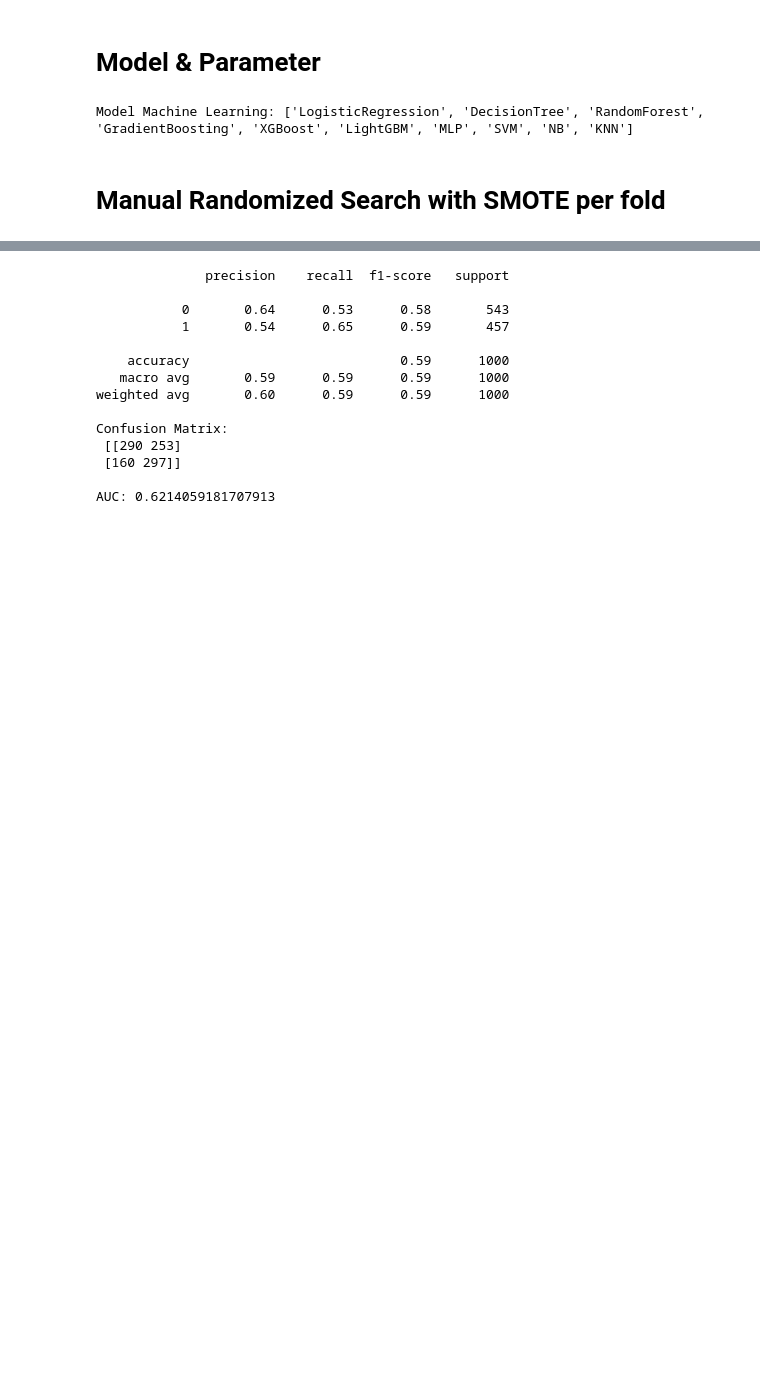
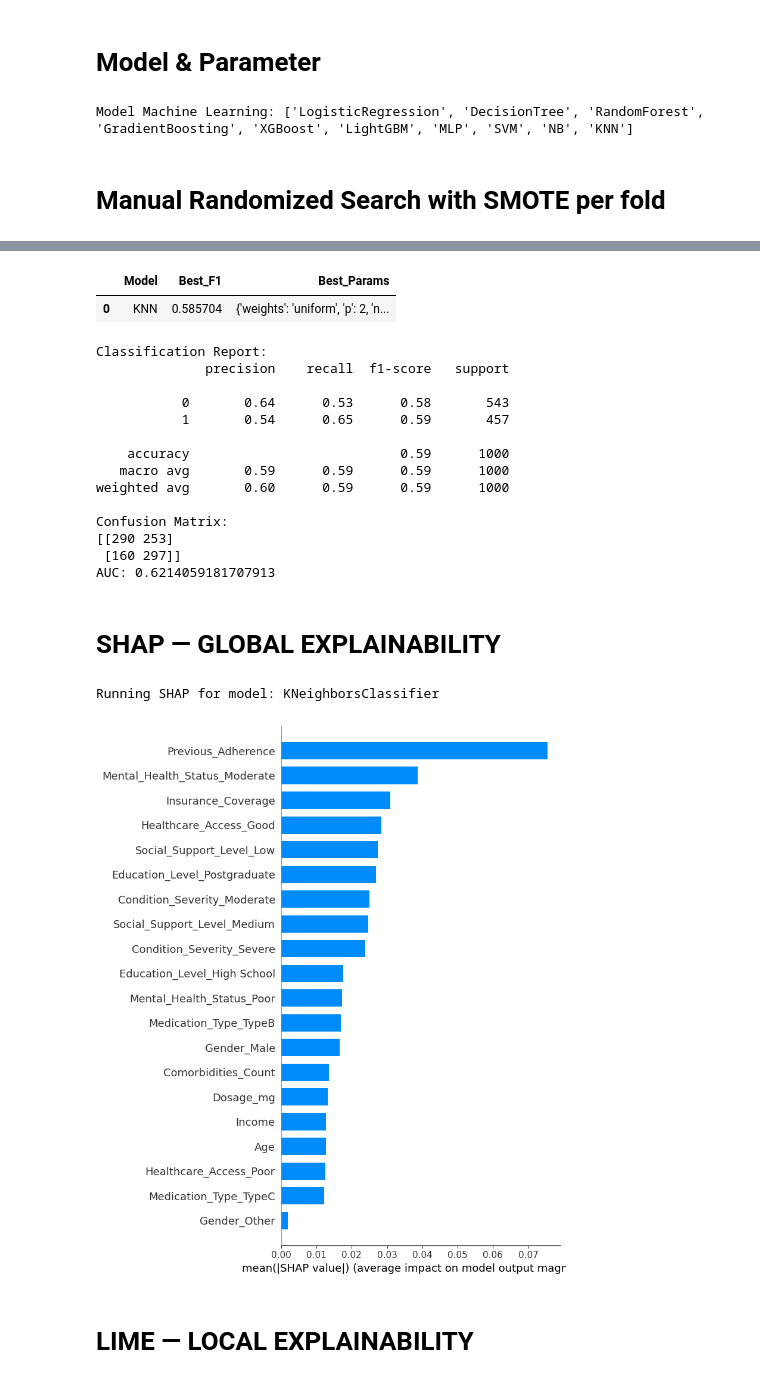
Before and after one commit to Riskyduha/Improving-Machine-Learning-Model-Performance-for-Patient-Non-Adherence-Prediction, a Jupyter notebook: main.ipynb, the cells around one changed output, grey strips where cells are left out. Cells and saved outputs as stored; diff of their text form; code cells hidden in the pictures; blank space fills up the shorter version.

Commit message:
interpretasi Shap & Lime

```diff
--- a/main.ipynb
+++ b/main.ipynb
@@ -257,21 +287,31 @@ KNeighborsClassifier(n_neighbors=9)
+# %%
+results_df = pd.DataFrame(results_summary)
+results_df = results_df.sort_values(by='Best_F1', ascending=False).reset_index(drop=True)
+results_df
+# %% [output]
+|  | Model | Best_F1 | Best_Params |
+| 0 | KNN | 0.585704 | {'weights': 'uniform', 'p': 2, 'n... |
 # %%
 y_pred = final_model.predict(X_test_scaled)
 
-# cek AUC, gunakan predict_proba atau decision_function
-try:
+# Hitung AUC secara aman (untuk berbagai jenis model)
+auc = None
+if hasattr(final_model, "predict_proba"):
     y_proba = final_model.predict_proba(X_test_scaled)[:, 1]
     auc = roc_auc_score(y_test, y_proba)
-except:
-    try:
-        y_proba = final_model.decision_function(X_test_scaled)
-        auc = roc_auc_score(y_test, y_proba)
-    except:
-        auc = None
+elif hasattr(final_model, "decision_function"):
+    y_proba = final_model.decision_function(X_test_scaled)
+    auc = roc_auc_score(y_test, y_proba)
 
+print("Classification Report:")
 print(classification_report(y_test, y_pred))
-print("Confusion Matrix:\n", confusion_matrix(y_test, y_pred))
-print("\nAUC:", auc)
+
+print("Confusion Matrix:")
+print(confusion_matrix(y_test, y_pred))
+
+print("AUC:", auc)
 # %% [output]
+Classification Report:
               precision    recall  f1-score   support
 
            0       0.64      0.53      0.58       543
@@ -282,7 +322,21 @@ print("\nAUC:", auc)
 weighted avg       0.60      0.59      0.59      1000
 
 Confusion Matrix:
- [[290 253]
+[[290 253]
  [160 297]]
-
 AUC: 0.6214059181707913
+# %% [markdown]
+# SHAP — GLOBAL EXPLAINABILITY
+# %%
+feature_names = X.columns.tolist()
+
+# Identifikasi tipe model
+model_name = type(final_model).__name__
+tree_models = (
+    'RandomForest', 'DecisionTree', 'GradientBoosting',
+    'XGB', 'XGBoost', 'LGBM', 'LightGBM'
+)
+
+print("\nRunning SHAP for model:", model_name)
+# %% [output]
+Running SHAP for model: KNeighborsClassifier
@@ -288,0 +395,12 @@ AUC: 0.6214059181707913
+# %%
+# Plot SHAP summary (bar) jika tersedia
+if shap is not None and shap_values_pos is not None:
+    shap.summary_plot(shap_values_pos, features=eval_data, feature_names=feature_names, plot_type="bar", show=False)
+    plt.tight_layout()
+    plt.show()
+else:
+    print("SHAP values belum tersedia untuk plotting.")
+# %% [output]
+[figure, added]
+# %% [markdown]
+# LIME — LOCAL EXPLAINABILITY
```
Also changed, not shown: parts of 5 cells of this notebook, 1 other file.
